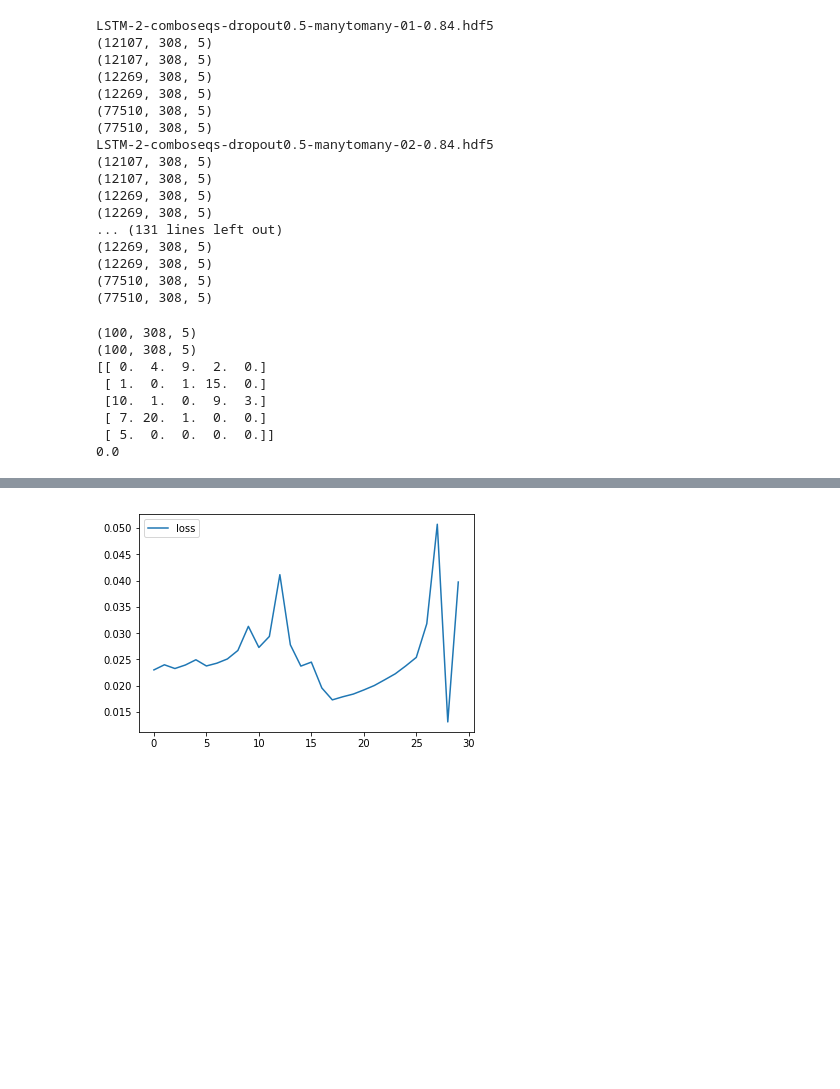
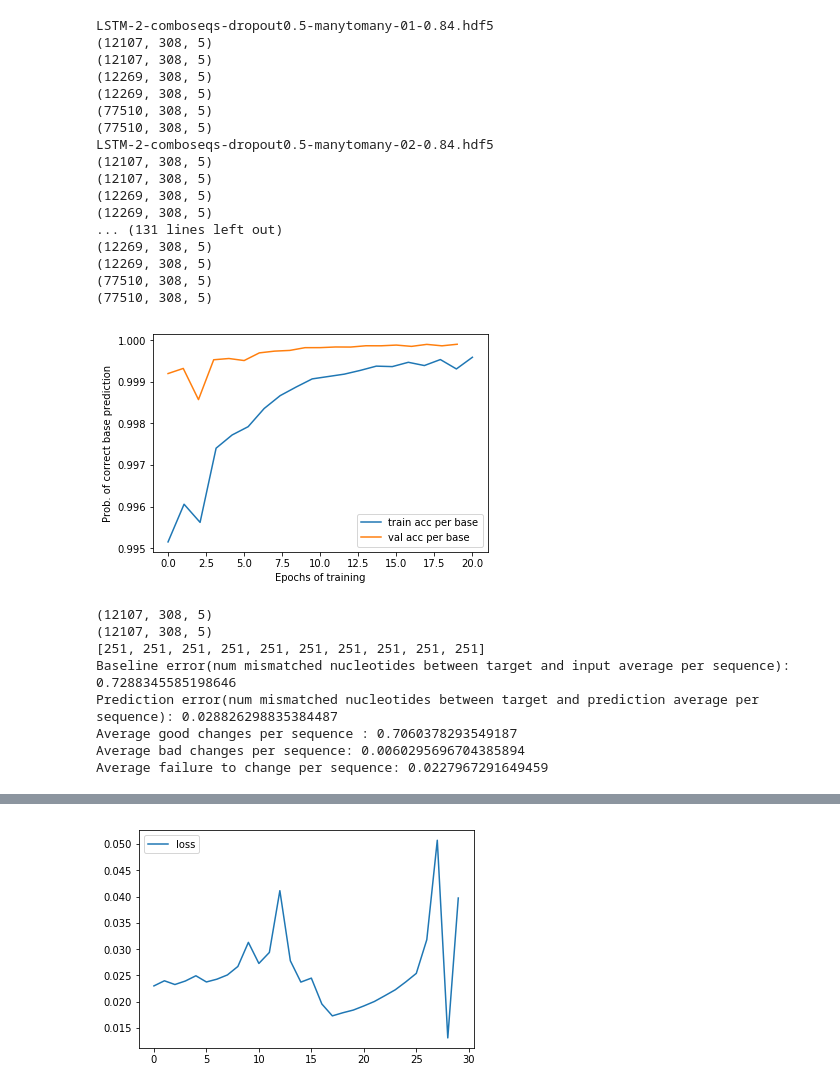
Before and after one commit to kiti15237/cs230_project, a Jupyter notebook: seq2seq_working.ipynb, the cells around one changed output, grey strips where cells are left out. Saved outputs shown, nothing was run; the diff lists cells and outputs as text; code cells hidden in the pictures; blank space fills up the shorter version.

```diff
--- a/seq2seq_working.ipynb
+++ b/seq2seq_working.ipynb
@@ -326,33 +326,37 @@ pred_errs_train_file = open('pred_errs_base_train.txt', 'r')
 
 pred_errs_val_file = open('pred_errs_base_val.txt', 'r')
 
 pred_errs_test_file = open('pred_errs_base_test.txt', 'r')
 
 #pred_errs_train_file = open('pred_errs_seq_train.txt', 'r')
 #pred_errs_val_file = open('pred_errs_seq_val.txt', 'r')
 #pred_errs_test_file = open('pred_errs_seq_test.txt', 'r')
 
 def format_str(s):
     s = s[1:(len(s)-1)]
     s = s.split(',')
     s = np.squeeze(s)
     #s = np.flip(s, axis = 0)
     s = np.delete(s, 0).astype(np.float)
     return(s)
 
 train_err =  format_str(pred_errs_train_file.read())
 #np.delete(np.flip(np.squeeze(pred_errs_train_file.read().split(',')), axis = 0), 0).astype(np.float)
 val_err =  format_str(pred_errs_val_file.read())
 test_err =  format_str(pred_errs_test_file.read())
 pred_errs_train_file.close()
 pred_errs_val_file.close()
 pred_errs_test_file.close()
 
-plt.plot(range(len(train_err)), train_err, label="train err per base")
-plt.plot(range(len(val_err)), val_err, label="val err per base")
-#plt.plot(range(len(test_err)), val_err, label="val err per base")
+plt.plot(np.linspace(0,len(train_err), len(train_err)), 1-train_err, label="train acc per base")
+plt.plot(range(len(val_err)), 1-val_err, label="val acc per base")
+#plt.plot(range(len(test_err)), 1-test_err, label="test err per base")
+plt.xlabel("Epochs of training")
+plt.ylabel("Prob. of correct base prediction")
 
 #plt.plot(self.x, self.val_losses, label="val_loss")
 #plt.plot(self.x, self.val_acc, label = "val_acc")
 plt.legend()
 plt.show();
+# %% [output]
+[figure, added]
@@ -359,18 +365,13 @@ plt.show();
 # %%
-model.load_weights("seqWeights/LSTM-2-comboseqs-dropout0.5-manytomany-08-0.94.hdf5")
-errors = calcError(y_predicted = getPredicted(file, X_test[0:100, :, :]),
-                                        y_true = Y_test[0:100, :, :], X_data = X_test[0:100, :, :], verbose = False)
-
-print(errors['conf_mat']['good'])
-print(errors['conf_mat']['bad'])
-print(errors['conf_mat']['fail'])
-print(errors['perSeqErr'])
+model.load_weights("seqWeights/final/LSTM-2-comboseqs-dropout0.5-manytomany-19-0.89.hdf5")
+errors = calcError(y_predicted = getPredicted(file, X_test[:, :, :]),
+                                        y_true = Y_test[:, :, :], X_data = X_test[:, :, :], verbose = True)
 # %% [output]
-(100, 308, 5)
-(100, 308, 5)
-[[ 0.  4.  9.  2.  0.]
- [ 1.  0.  1. 15.  0.]
- [10.  1.  0.  9.  3.]
- [ 7. 20.  1.  0.  0.]
- [ 5.  0.  0.  0.  0.]]
-0.0
+(12107, 308, 5)
+(12107, 308, 5)
+[251, 251, 251, 251, 251, 251, 251, 251, 251, 251]
+Baseline error(num mismatched nucleotides between target and input average per sequence): 0.7288345585198646
+Prediction error(num mismatched nucleotides between target and prediction average per sequence): 0.028826298835384487
+Average good changes per sequence : 0.7060378293549187
+Average bad changes per sequence: 0.0060295696704385894
+Average failure to change per sequence: 0.0227967291649459
```
Also changed, not shown: parts of 5 cells of this notebook, 1 other file.
